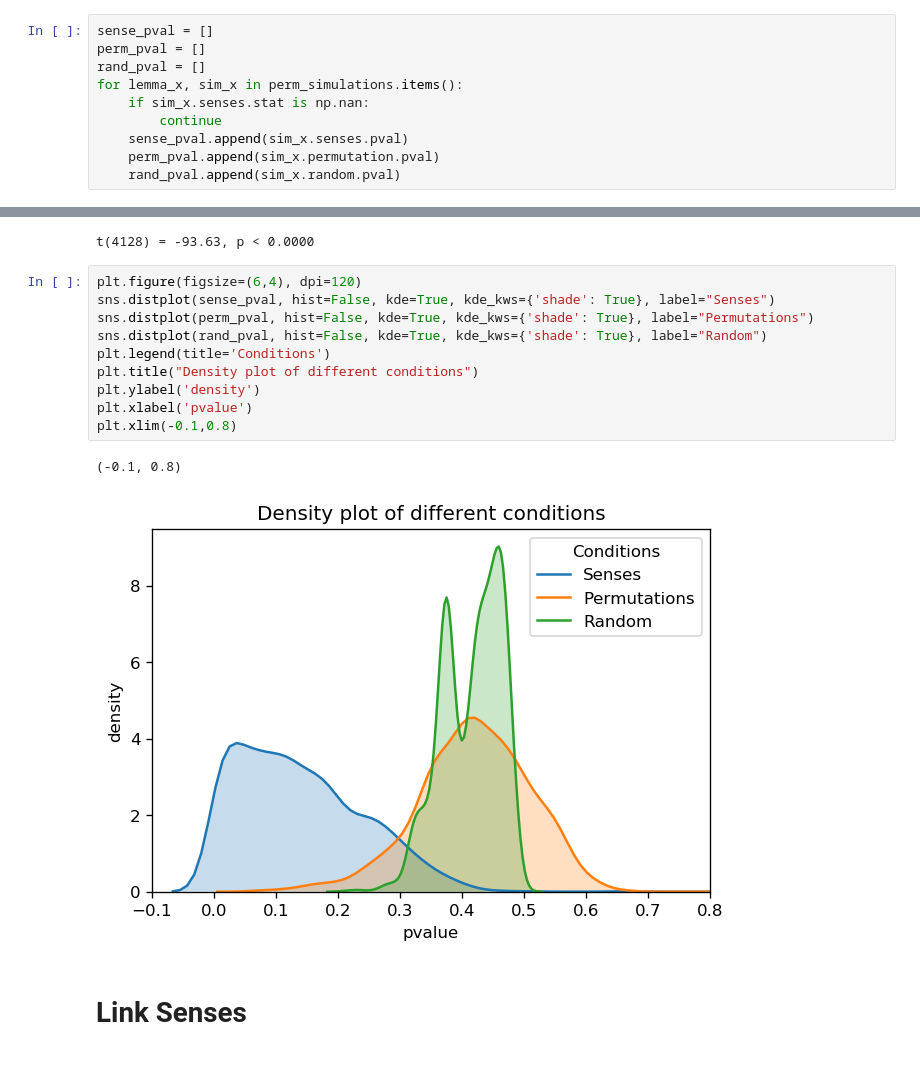
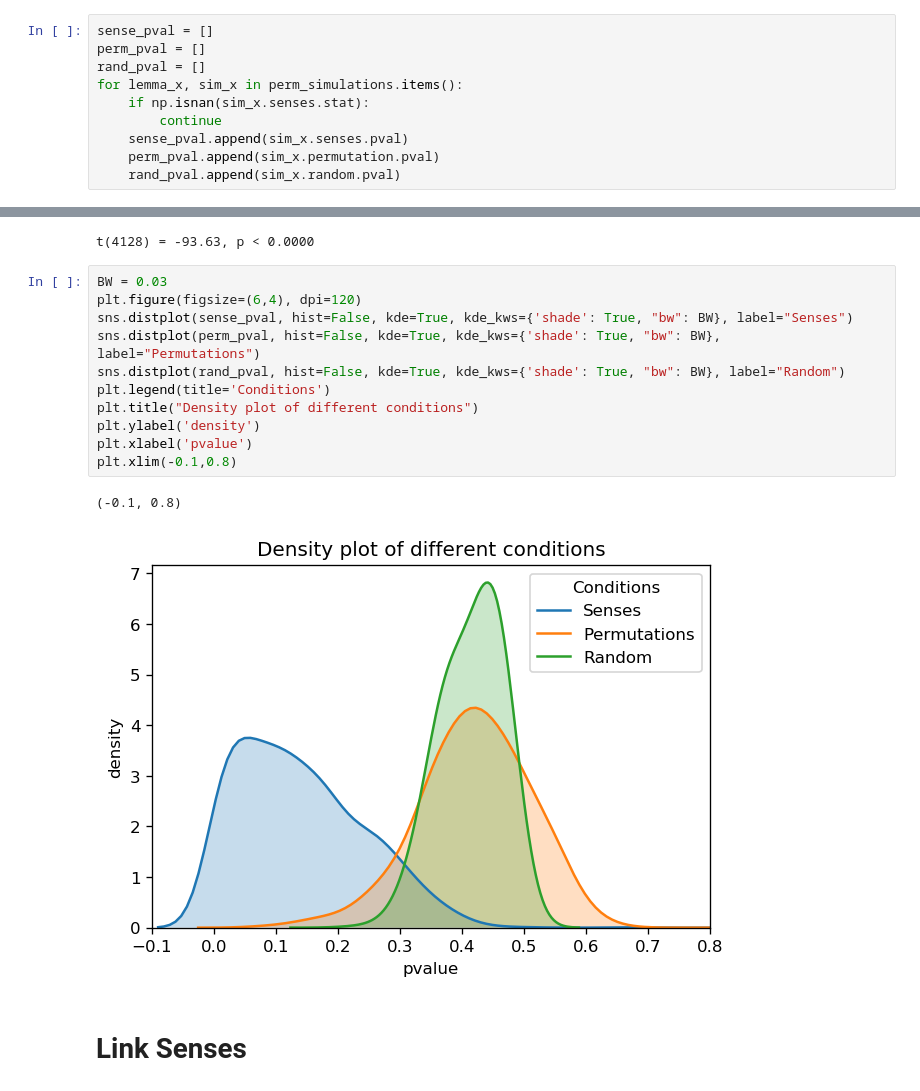
Before and after one commit to seantyh/GWA2019, a Jupyter notebook: etc/SenseEmbed.ipynb, the cells around one changed output, grey strips where cells are left out. Drawn from its saved outputs; the diff is of its cells as text.

```diff
--- a/etc/SenseEmbed.ipynb
+++ b/etc/SenseEmbed.ipynb
@@ -201,7 +233,7 @@ sense_pval = []
 perm_pval = []
 rand_pval = []
 for lemma_x, sim_x in perm_simulations.items():
-    if sim_x.senses.stat is np.nan:
+    if np.isnan(sim_x.senses.stat):
         continue
     sense_pval.append(sim_x.senses.pval)
     perm_pval.append(sim_x.permutation.pval)
@@ -233,17 +265,18 @@ print(f"t({df}) = {tstat.statistic:.2f}, p < {tstat.pvalue:.4f}")
 # %% [output]
 t(4128) = -93.63, p < 0.0000
 # %%
+BW = 0.03
 plt.figure(figsize=(6,4), dpi=120)
-sns.distplot(sense_pval, hist=False, kde=True, kde_kws={'shade': True}, label="Senses")
-sns.distplot(perm_pval, hist=False, kde=True, kde_kws={'shade': True}, label="Permutations")
-sns.distplot(rand_pval, hist=False, kde=True, kde_kws={'shade': True}, label="Random")
+sns.distplot(sense_pval, hist=False, kde=True, kde_kws={'shade': True, "bw": BW}, label="Senses")
+sns.distplot(perm_pval, hist=False, kde=True, kde_kws={'shade': True, "bw": BW}, label="Permutations")
+sns.distplot(rand_pval, hist=False, kde=True, kde_kws={'shade': True, "bw": BW}, label="Random")
 plt.legend(title='Conditions')
 plt.title("Density plot of different conditions")
 plt.ylabel('density')
 plt.xlabel('pvalue')
 plt.xlim(-0.1,0.8)
 # %% [output]
 (-0.1, 0.8)
-[figure, old version]
+[figure, new version]
 # %% [markdown]
 # Link Senses
```
Also changed, not shown: parts of 13 cells of this notebook.
